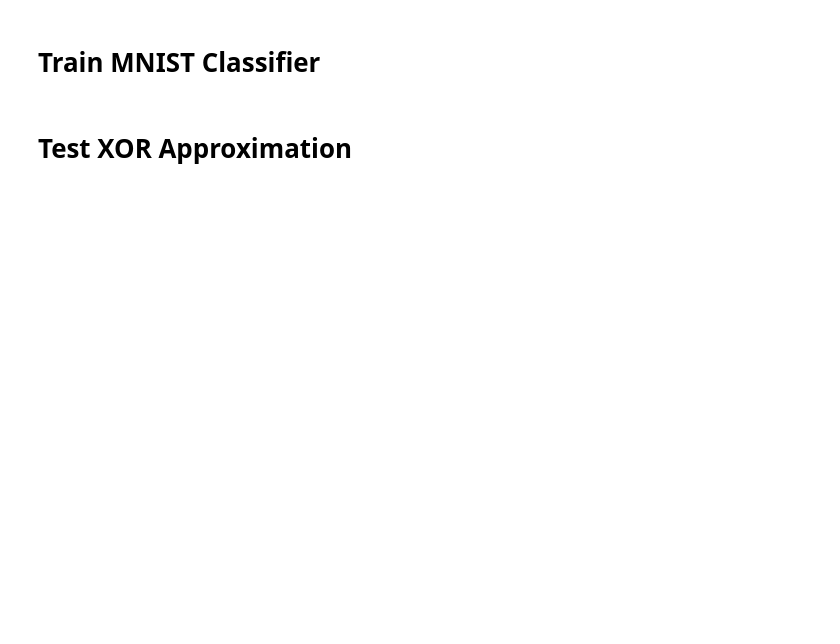
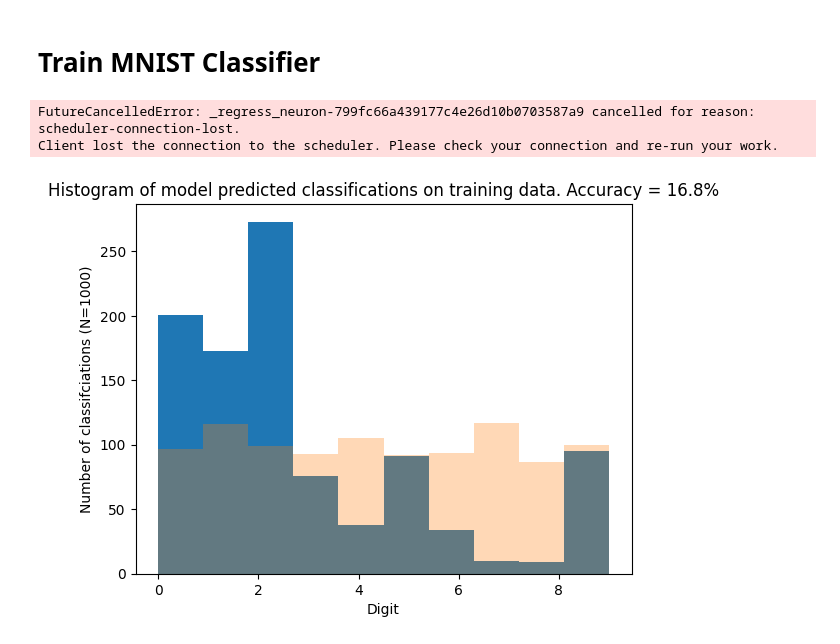
Before and after one commit to Fritz17236/untitled, a Jupyter notebook: mnist/mnist.ipynb, the cells around one changed output. Saved outputs shown, nothing was run; the diff lists cells and outputs as text; code cells hidden in the pictures; blank space fills up the shorter version.

```diff
--- a/mnist/mnist.ipynb
+++ b/mnist/mnist.ipynb
@@ -56,7 +56,7 @@ reload(na.params)
 reload(na.training)
 
 config = na.params.RegressionParams(
-    width=100,
+    width=1000,
     depth=50,
     input_dimension=len(train_data[0][0]),
     transform_type=na.activations.TransformType.TENT,
@@ -116,3 +107,6 @@ class Client(distributed.utils.SyncMethodMixin)
 # Train MNIST Classifier
 # %%
 model.fit(imgs_train[:1000, :], labels_train[:1000, :])
+# %% [output]
+FutureCancelledError: _regress_neuron-799fc66a439177c4e26d10b0703587a9 cancelled for reason: scheduler-connection-lost.
+Client lost the connection to the scheduler. Please check your connection and re-run your work.
@@ -200,14 +113,18 @@ probs_train
+# %%
+probs_train = model.predict(imgs_train[:1000, :])
+preds_train = probs_train.argmax(axis=0)
+acc_train = (sum(
+    preds_train == (labels_train.argmax(axis=1)[:1000])
+    ) / len(preds_train)).compute()
 # %%
-preds_train = probs_train.T.argmax(axis=1)
-print(preds_train.shape)
-acc_train = sum(preds_train==labels_train.argmax(axis=0)[:1000]).T / len(preds_train)
-
 plt.hist(preds_train, bins=10)
-plt.hist(labels_train.argmax(axis=0)[:1000], bins=10, alpha=0.3)
+plt.hist(labels_train.argmax(axis=1)[:1000].compute(), bins=10, alpha=0.3)
 plt.title(f"Histogram of model predicted classifications on training data. Accuracy = {100 *acc_train}%")
 plt.xlabel("Digit")
 plt.ylabel(f"Number of classifciations (N={len(preds_train)})")
 plt.show()
+# %% [output]
+[figure, added]
 # %%
 probs_test = model.predict(imgs_train[:,:1000])
 preds_test = probs_test.T.argmax(axis=0)
@@ -268,3 +138,0 @@ plt.legend()
-# %% [markdown]
-
-# Test XOR Approximation
```
Also changed, not shown: parts of 8 cells of this notebook, 4 other files.
